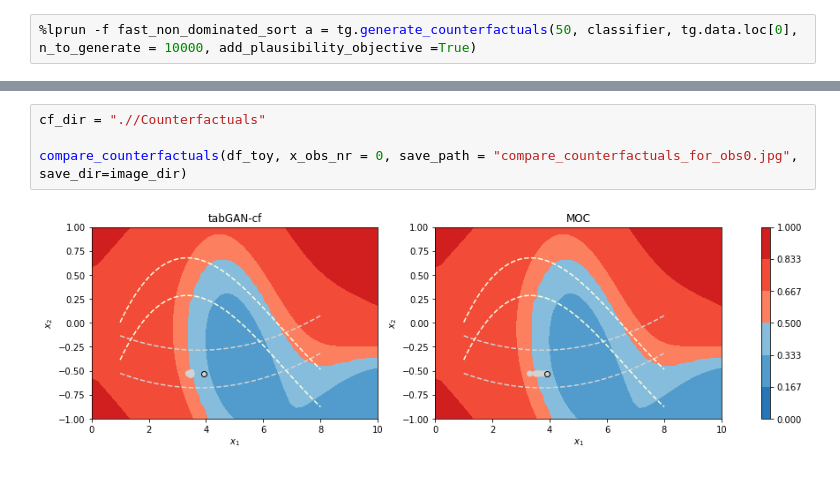
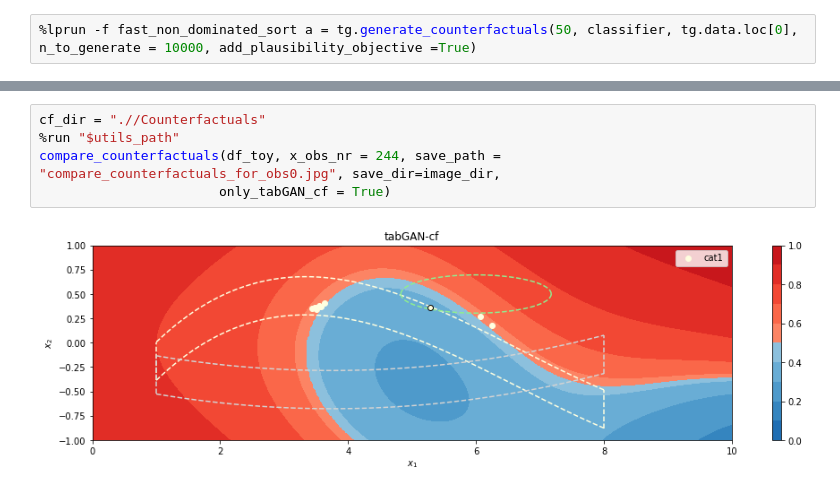
Before and after one commit to ArneRustad/Master-thesis-cf, a Jupyter notebook: Compare counterfactuals.ipynb, the cells around one changed output, grey strips where cells are left out. Cells and saved outputs as stored; diff of their text form.

```diff
--- a/Compare counterfactuals.ipynb
+++ b/Compare counterfactuals.ipynb
@@ -128,6 +204,7 @@ tg.train(n_epochs = 500, batch_size = 500, restart_training = True, loss_plot_up
 # %%
 cf_dir = ".//Counterfactuals"
-
-compare_counterfactuals(df_toy, x_obs_nr = 0, save_path = "compare_counterfactuals_for_obs0.jpg", save_dir=image_dir)
+%run "$utils_path"
+compare_counterfactuals(df_toy, x_obs_nr = 244, save_path = "compare_counterfactuals_for_obs0.jpg", save_dir=image_dir,
+                       only_tabGAN_cf = True)
 # %% [output]
-[figure, old version]
+[figure, new version]
```
Also changed, not shown: parts of 11 cells of this notebook, 13 other files.
